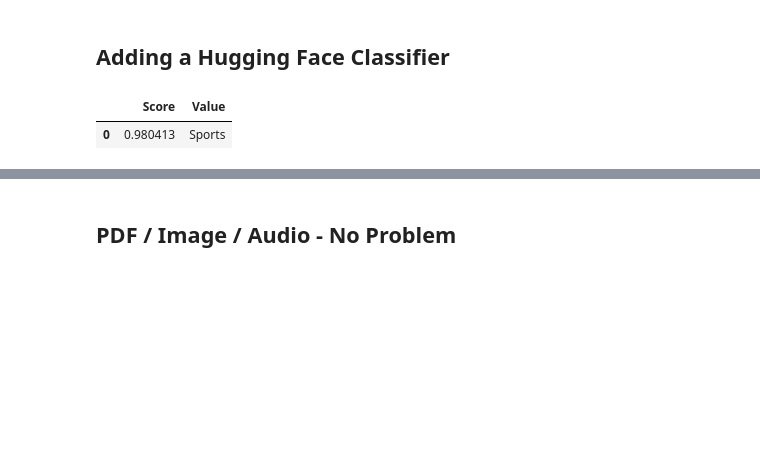
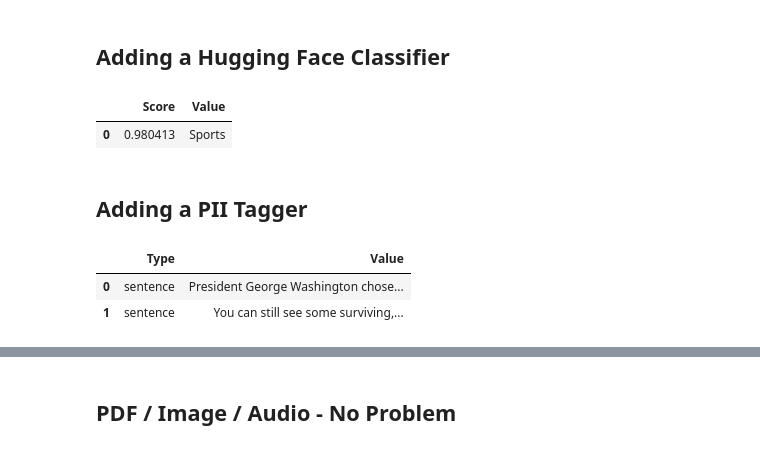
Before and after one commit to steamship-core/python-client, a Jupyter notebook: nbs/demo-snapshot.ipynb, the cells around one changed output, grey strips where cells are left out. Drawn from its saved outputs; the diff is of its cells as text; code cells hidden in the pictures; blank space fills up the shorter version.

```diff
--- a/nbs/demo-snapshot.ipynb
+++ b/nbs/demo-snapshot.ipynb
@@ -124,3 +143,5 @@ classifier.classify(docs=[
 # %% [output]
 |  | Score | Value |
 | 0 | 0.980413 | Sports |
+# %% [markdown]
+## Adding a PII Tagger
@@ -126,0 +163,6 @@ classifier.classify(docs=[
+# %%
+doc.dquery('sentence @LOC') # [PERSON] went to [PLACE]
+# %% [output]
+|  | Type | Value |
+| 0 | sentence | President George Washington chose... |
+| 1 | sentence | You can still see some surviving,... |
```
Also changed, not shown: parts of 19 cells of this notebook, 2 other files.
